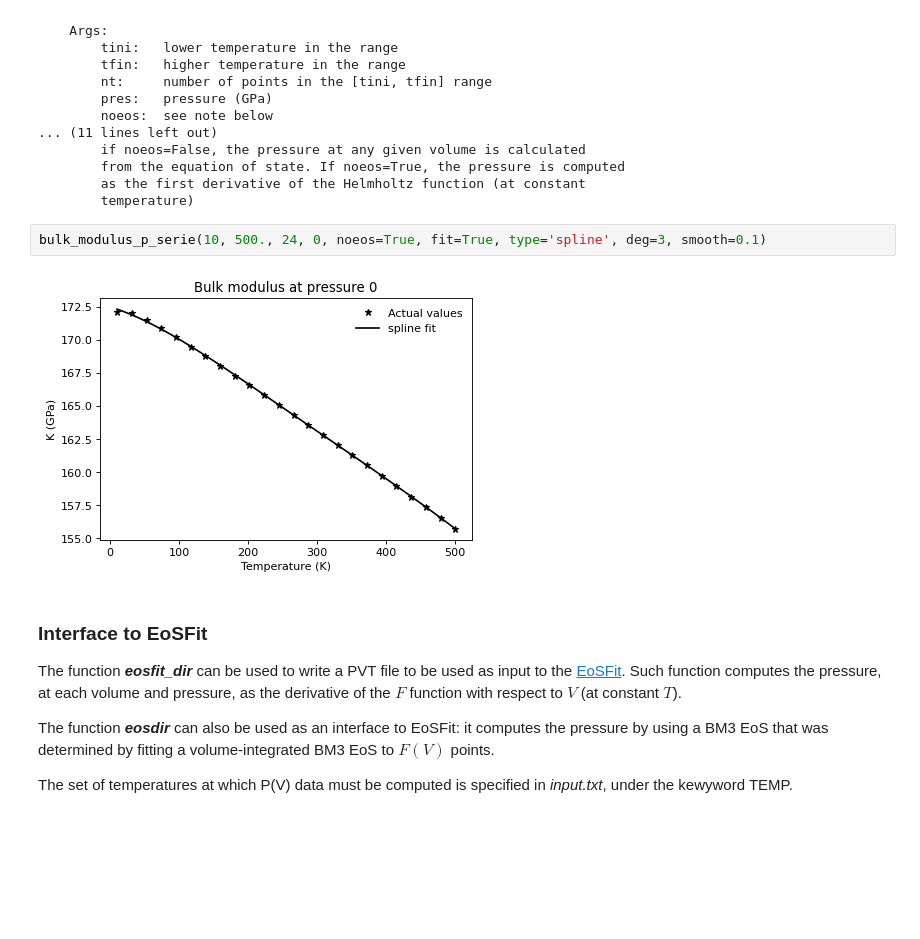
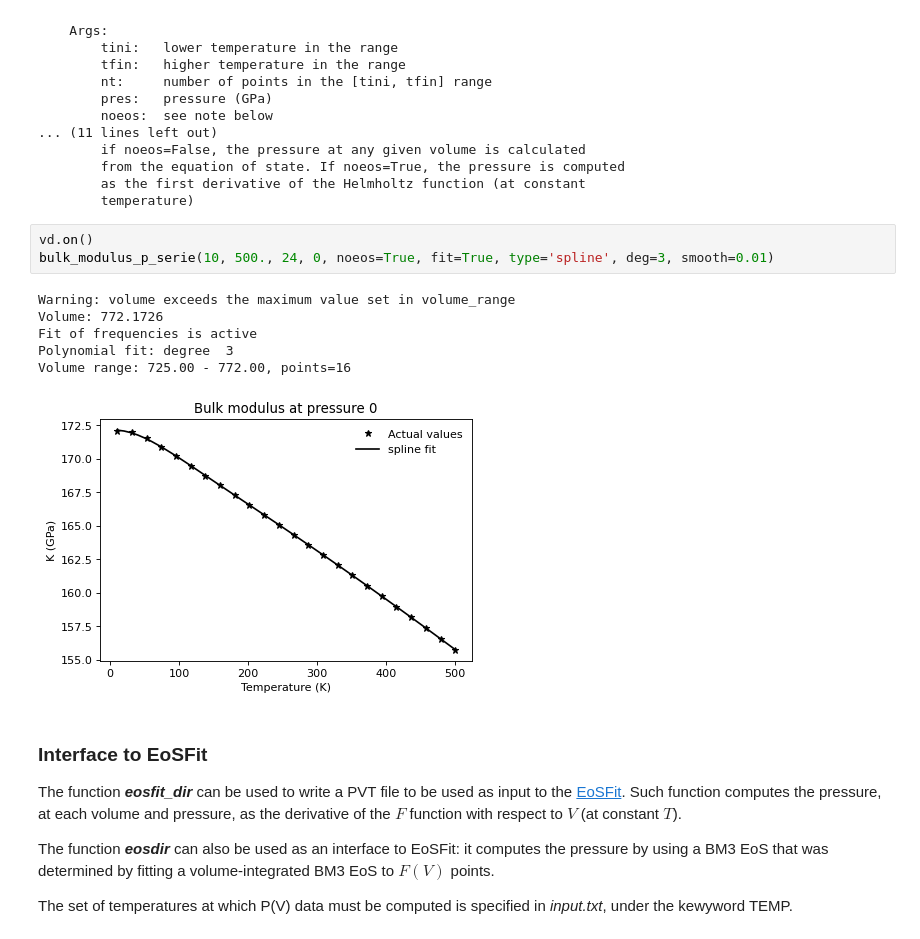
Before and after one commit to Mauro-Prencipe/QM-thermodynamics, a Jupyter notebook: basic_eos_tutorial.ipynb, the cells around one changed output. Drawn from its saved outputs; the diff is of its cells as text; blank space fills up the shorter version.

```diff
--- a/basic_eos_tutorial.ipynb
+++ b/basic_eos_tutorial.ipynb
@@ -512,9 +537,15 @@ bulk_modulus_p_serie(tini, tfin, nt, pres, noeos=False, fit=False, type='poly',
         as the first derivative of the Helmholtz function (at constant
         temperature)
 # %%
-bulk_modulus_p_serie(10, 500., 24, 0, noeos=True, fit=True, type='spline', deg=3, smooth=0.1)
+vd.on()
+bulk_modulus_p_serie(10, 500., 24, 0, noeos=True, fit=True, type='spline', deg=3, smooth=0.01)
 # %% [output]
+Warning: volume exceeds the maximum value set in volume_range
+Volume: 772.1726
+Fit of frequencies is active
+Polynomial fit: degree  3
+Volume range: 725.00 - 772.00, points=16
-[figure, old version]
+[figure, new version]
 # %% [markdown]
 ### Interface to EoSFit
 
```
Also changed, not shown: parts of 17 cells of this notebook.
